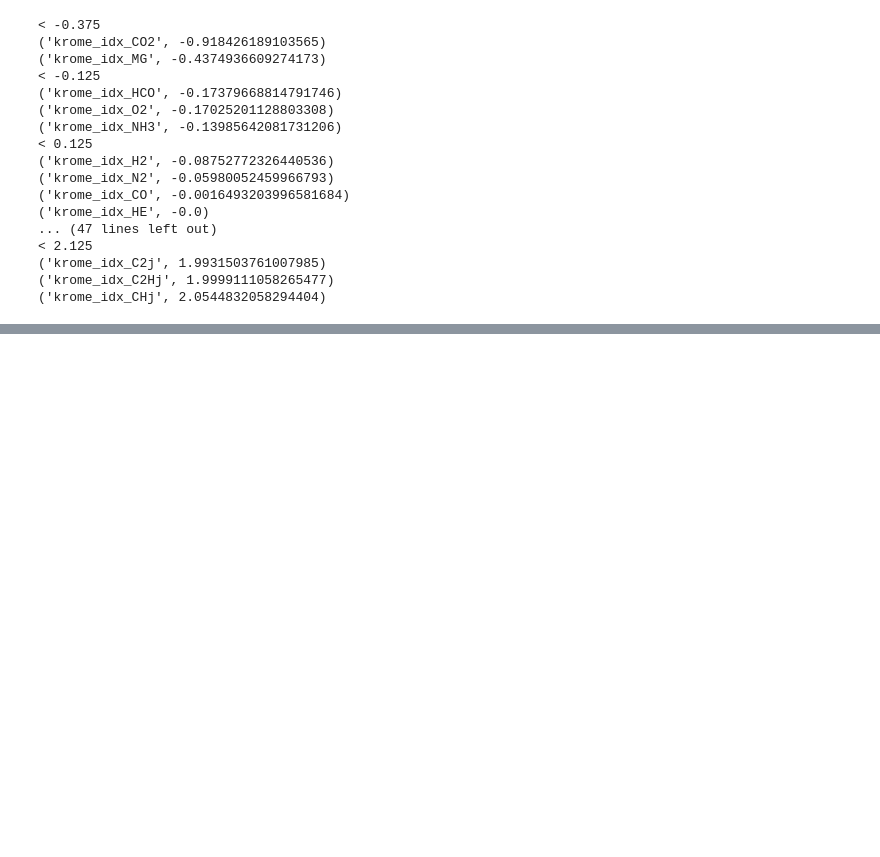
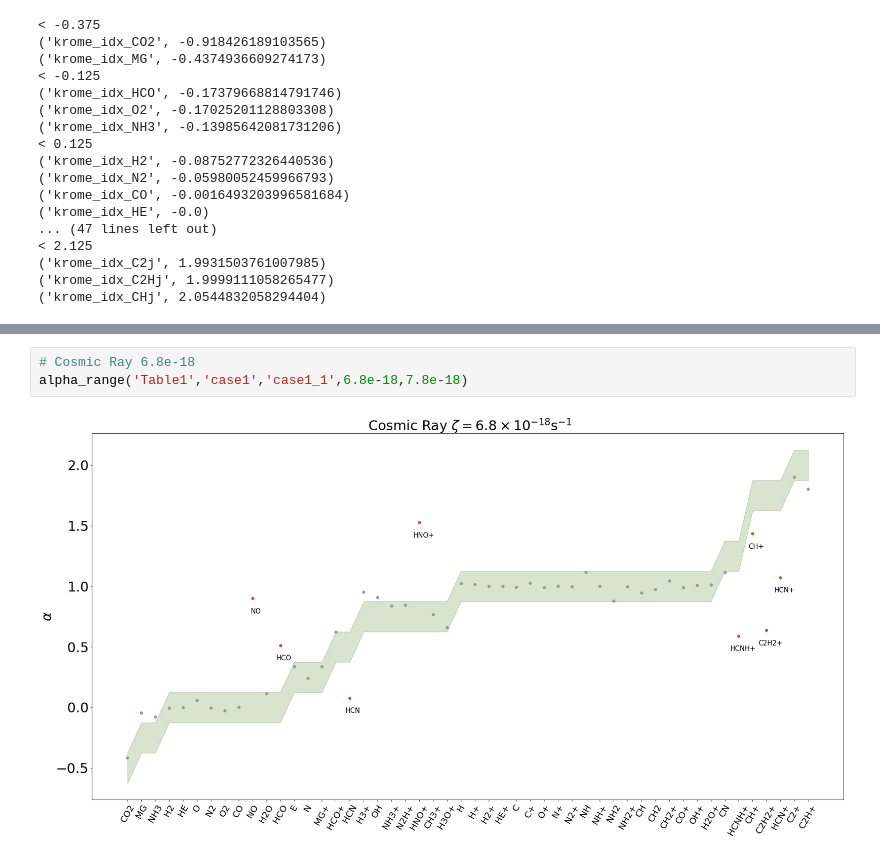
Before and after one commit to slowdivePTG/X-ray-chemistry, a Jupyter notebook: KROME/build_dustH2/data/alpha.ipynb, the cells around one changed output, grey strips where cells are left out. Cells and saved outputs as stored; diff of their text form; blank space fills up the shorter version.

Commit message:
Plot Alpha

```diff
--- a/KROME/build_dustH2/data/alpha.ipynb
+++ b/KROME/build_dustH2/data/alpha.ipynb
@@ -157,0 +207,5 @@ test1[krome_idx_N]-test2[krome_idx_N]
+# %%
+# Cosmic Ray 6.8e-18
+alpha_range('Table1','case1','case1_1',6.8e-18,7.8e-18)
+# %% [output]
+[figure, added]
```
Also changed, not shown: parts of 6 cells of this notebook, 13 other files.
